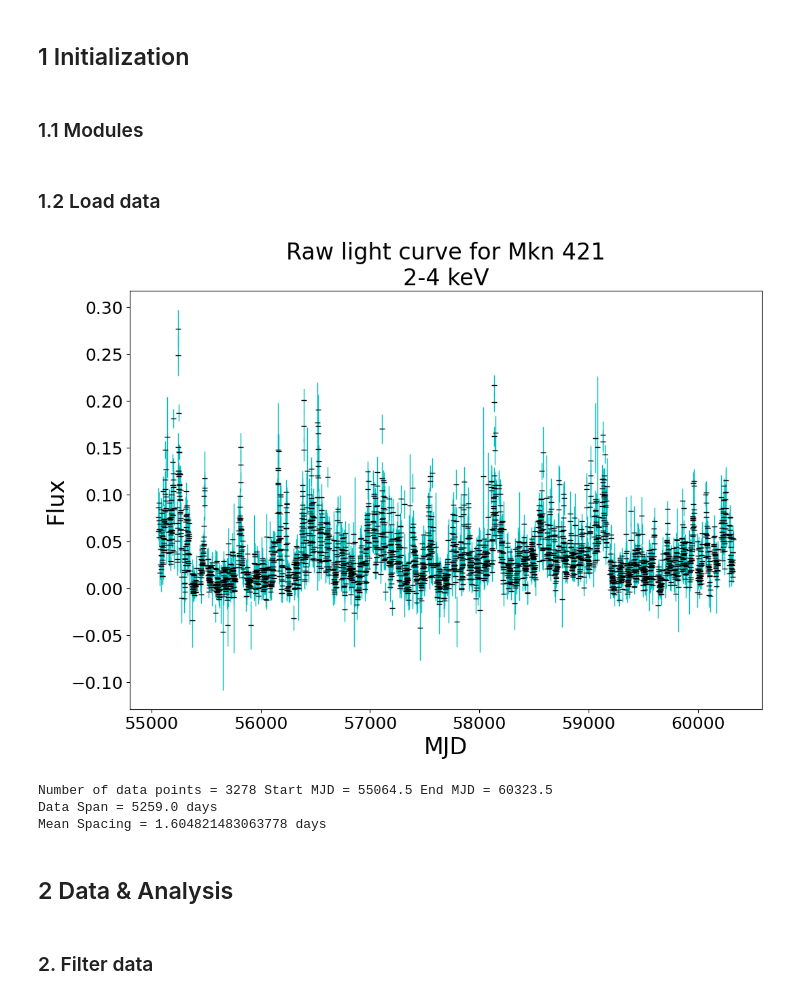
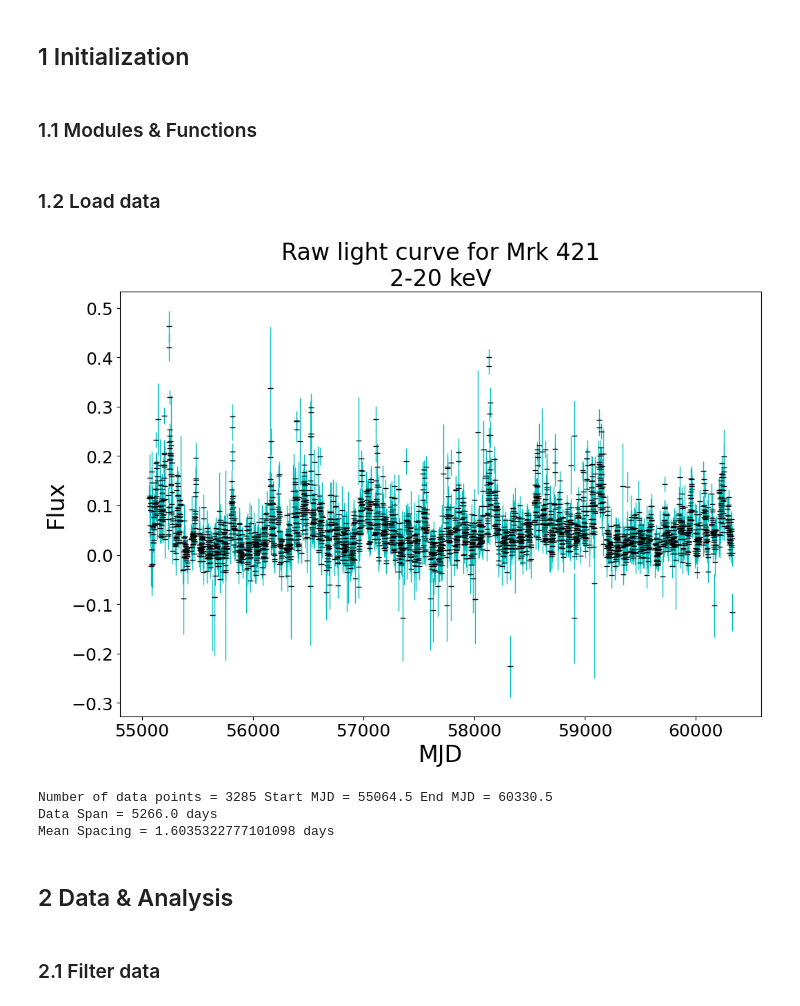
Before and after one commit to Beauremontt/AGN-Flux-Timing-Analysis, a Jupyter notebook: AGNFluxTimingAnalysis.ipynb, the cells around one changed output. Cells and saved outputs as stored; diff of their text form; code cells hidden in the pictures.

```diff
--- a/AGNFluxTimingAnalysis.ipynb
+++ b/AGNFluxTimingAnalysis.ipynb
@@ -5,7 +5,7 @@
 # %% [markdown]
 ## 1 Initialization
 # %% [markdown]
-### 1.1 Modules
+### 1.1 Modules & Functions
 # %%
 import numpy as np  # for math and arrays
 import matplotlib.pyplot as plt  # for plotting
@@ -41,15 +41,18 @@ def display_data(prefix):
 # url of the flux data
 url = "http://maxi.riken.jp/star_data/J1104+382/J1104+382_g_lc_1day_all.dat" # @param {type:"string"}
 
+# filename if you choose not to pull from url
+filename = "" # @param {type:"string"}
+
 # name of the AGN to display on plots
-flux_source = "Mkn 421"  # @param {type:"string"}
+flux_source = "Mrk 421"  # @param {type:"string"}
 
 # energy range of the flux measurements; prints below flux_source on plots
-band_label = "2-4 keV"  # @param {type:"string"}
+band_label = "2-20 keV"  # @param {type:"string"}
 
 # which energy range to use; value is ordinal and depends on the archive
   # MAXI includes four different bands in each data file: 2-20, 2-4, 4-10, and 10-20 keV
-energy_band = 2 # @param {type:"slider", min:1, max:4, step:1}
+energy_band = 1 # @param {type:"slider", min:1, max:4, step:1}
 # the data column the chosen band corresponds to
 flux_column = (energy_band-1)*2 + 1
 
@@ -66,45 +69,50 @@ display_raw = True  # @param {type:"boolean"}
 # x,y limits on light curve, in the form "(lower, upper)"; leave blank or 'None' to not limit the graphs
 lc_xlim = None  # @param {type:"raw"}
 lc_ylim = None  # @param {type:"raw"}
 
 
-# fetch the content from the url
-response = requests.get(url)
+# choose txt_content from inputs; prioritizes urls
+if url != "":
+  # fetch the content from the url
+  response = requests.get(url)
 
-# create a text file-like with the data
-txt_content = StringIO(response.text)
+  # create a text file-like with the data
+  txt_content = StringIO(response.text)
+elif filename != "": txt_content = filename
+else: raise Exception("No flux data.")
+
 
 # create an array from the text file
 AGN = np.genfromtxt(txt_content, skip_header = skip_header, skip_footer = skip_footer)
 
 
 # set up the values
 x = 86400*AGN[:, 0]  # first column of the data set (MJD midpoint of observation)
 y = AGN[:, flux_column]  # column of the data set (Flux)
 dy = AGN[:, flux_column + 1]  # next column of the data set (the uncertainty)
 
 # get timespan and spacing of data
 NumData = len(x)
 Span = x[NumData - 1] - x[0]
 MeanSpacing = Span / (NumData - 1)
 
 # get averages of the error and the flux to find the percent error
 Error = np.mean(dy)
 Mean = np.mean(y)
 
 
 # plot of light curve
 if display_raw == True:
   display_data("Raw")
 # %% [output]
-[figure, old version]
+[figure, new version]
-Number of data points = 3278 Start MJD = 55064.5 End MJD = 60323.5
-Data Span = 5259.0 days
-Mean Spacing = 1.604821483063778 days
+Number of data points = 3285 Start MJD = 55064.5 End MJD = 60330.5
+Data Span = 5266.0 days
+Mean Spacing = 1.6035322777101098 days
 # %% [markdown]
 ## 2 Data & Analysis
 # %% [markdown]
-### 2. Filter data
+### 2.1 Filter data
 # %%
 # @title  { form-width: "25%" }
 
```
Also changed, not shown: parts of 9 cells of this notebook.
